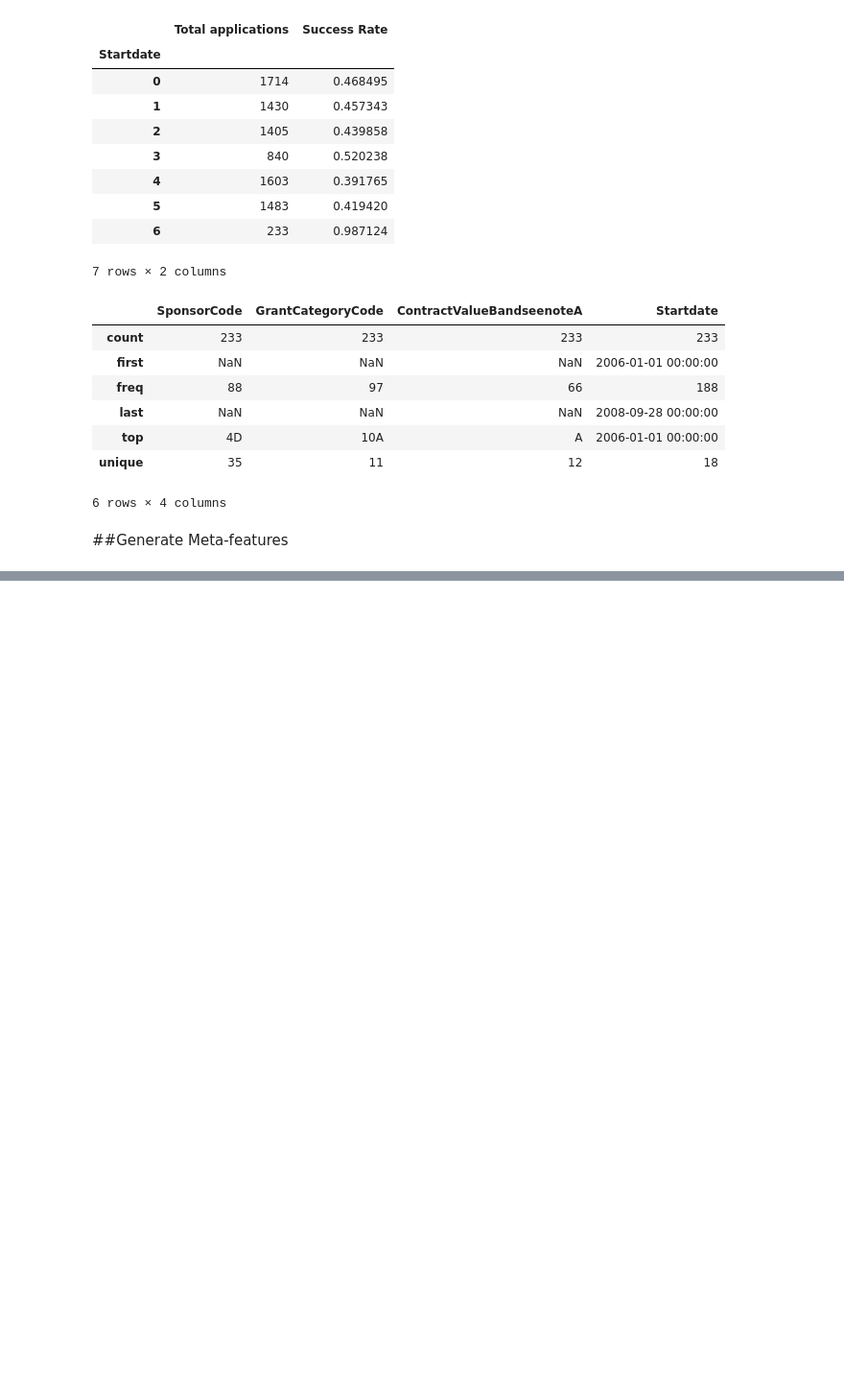
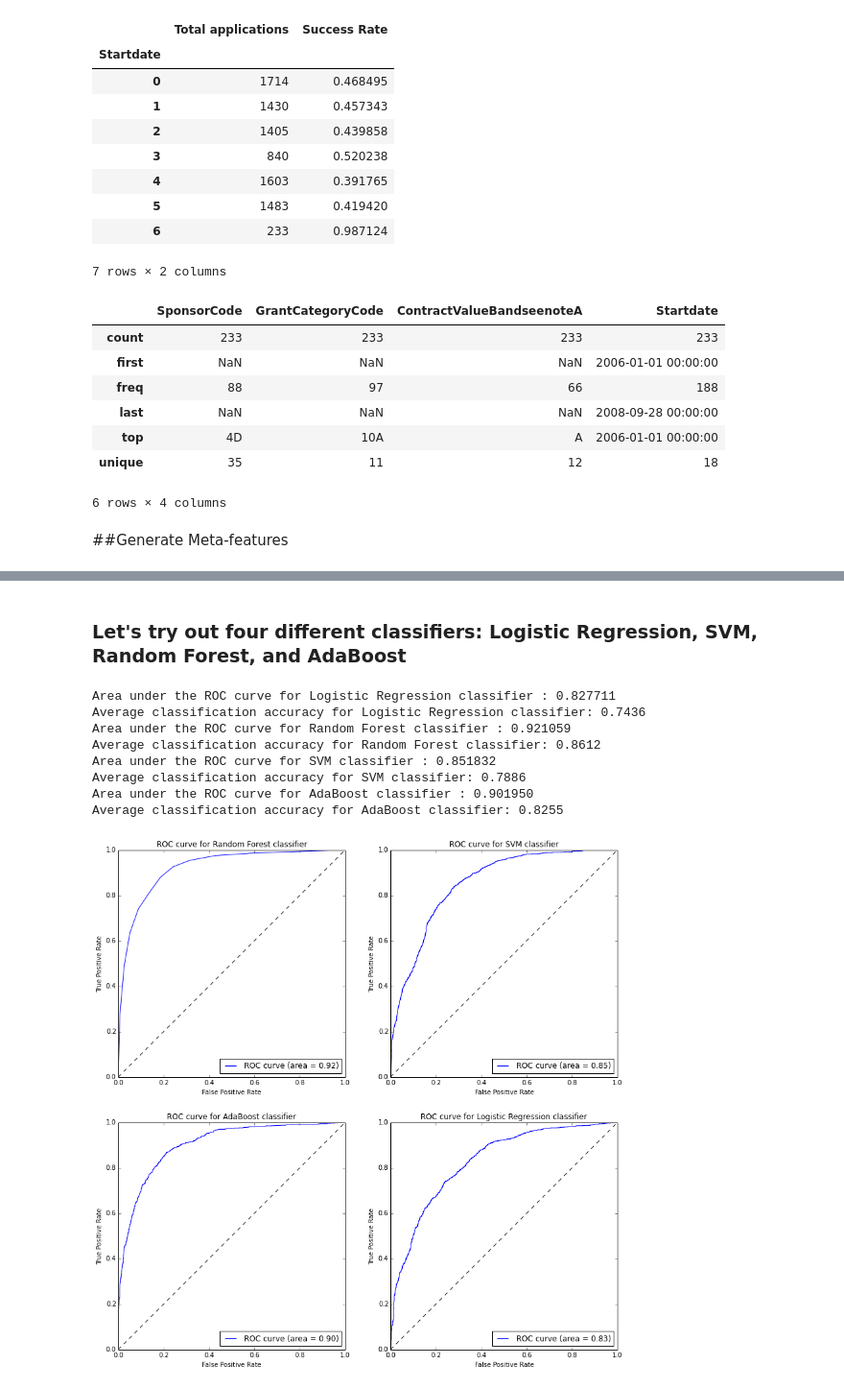
Before and after one commit to realmichaelzyy/cs249project, a Jupyter notebook: kaggle/workspace/classifier/KaggleExploration.ipynb, the cells around one changed output, grey strips where cells are left out. Shown at 96% size. Drawn from its saved outputs; the diff is of its cells as text; code cells hidden in the pictures; blank space fills up the shorter version.

```diff
--- a/kaggle/workspace/classifier/KaggleExploration.ipynb
+++ b/kaggle/workspace/classifier/KaggleExploration.ipynb
@@ -683,0 +1135,41 @@ sundaySubmissions[['SponsorCode','GrantCategoryCode','ContractValueBandseenoteA'
+# %% [markdown]
+### Let's try out four different classifiers: Logistic Regression, SVM, Random Forest, and AdaBoost
+# %%
+X_train, X_test, y_train, y_test = cross_validation.train_test_split(data.iloc[:,firstColLoc:], \
+                                                                     data['GrantStatus'], test_size=0.4, random_state=randomState)
+
+clfs = [LogisticRegression(),RandomForestClassifier(),svm.SVC(probability=True, random_state=0),AdaBoostClassifier()]
+clfNames = ['Logistic Regression','Random Forest','SVM','AdaBoost']
+
+for (i,clf) in enumerate(clfs):
+    fittest = clf.fit(X_train,y_train)
+    probas_ = fittest.predict_proba(X_test)
+    fpr, tpr, thresholds = roc_curve(y_test, probas_[:, 1])
+    roc_auc = auc(fpr, tpr)
+    print("Area under the ROC curve for %s classifier : %f" % (clfNames[i],roc_auc))
+    fig = plt.figure(1, figsize=(14, 14))
+    plt.subplot(2,2,i)
+    plt.plot(fpr, tpr, label='ROC curve (area = %0.2f)' % roc_auc)
+    plt.plot([0, 1], [0, 1], 'k--')
+    plt.xlim([0.0, 1.0])
+    plt.ylim([0.0, 1.0])
+    plt.xlabel('False Positive Rate')
+    plt.ylabel('True Positive Rate')
+    plt.title('ROC curve for ' + clfNames[i] + " classifier")
+    plt.legend(loc="lower right")
+
+
+    print "Average classification accuracy for %s classifier: %0.4f" %(clfNames[i],
+                                                                       numpy.mean(cross_val_score(clf,data.iloc[:,firstColLoc:].values,data['GrantStatus'].values,cv=5)))
+
+plt.show()
+# %% [output]
+Area under the ROC curve for Logistic Regression classifier : 0.827711
+Average classification accuracy for Logistic Regression classifier: 0.7436
+Area under the ROC curve for Random Forest classifier : 0.921059
+Average classification accuracy for Random Forest classifier: 0.8612
+Area under the ROC curve for SVM classifier : 0.851832
+Average classification accuracy for SVM classifier: 0.7886
+Area under the ROC curve for AdaBoost classifier : 0.901950
+Average classification accuracy for AdaBoost classifier: 0.8255
+[figure, added]
```
Also changed, not shown: parts of 22 cells of this notebook.
